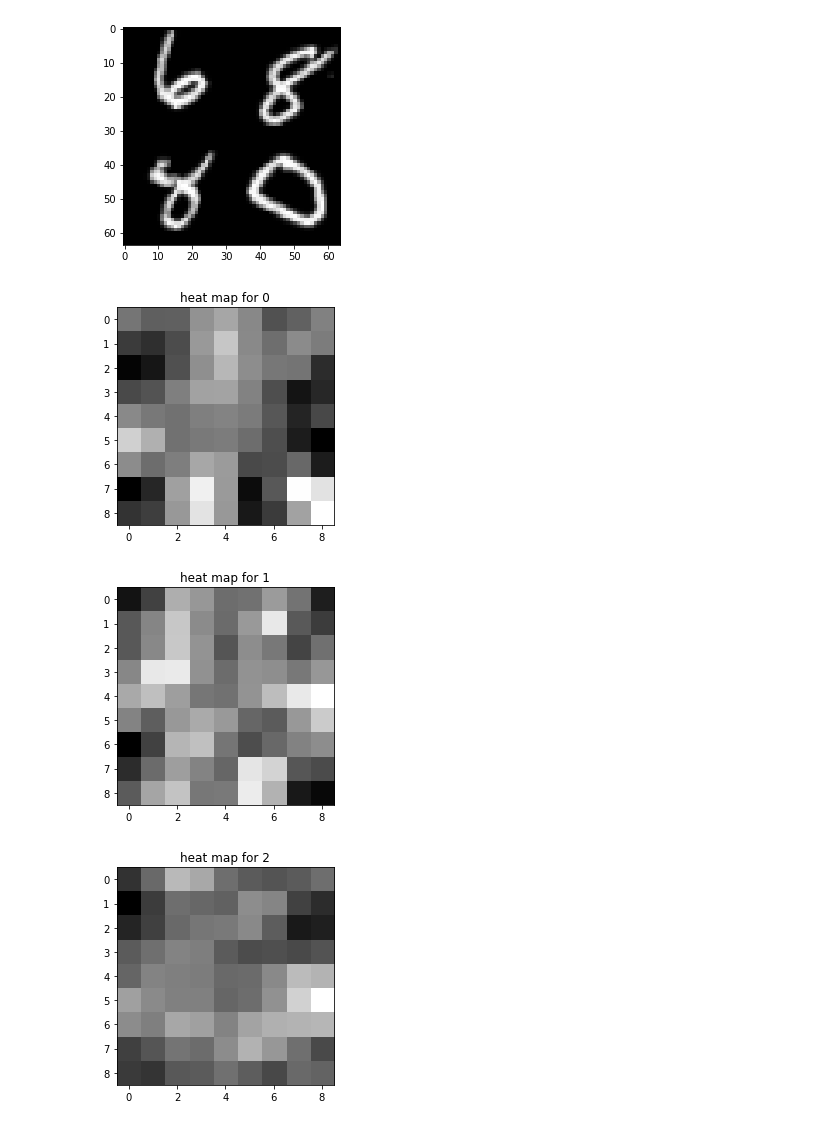
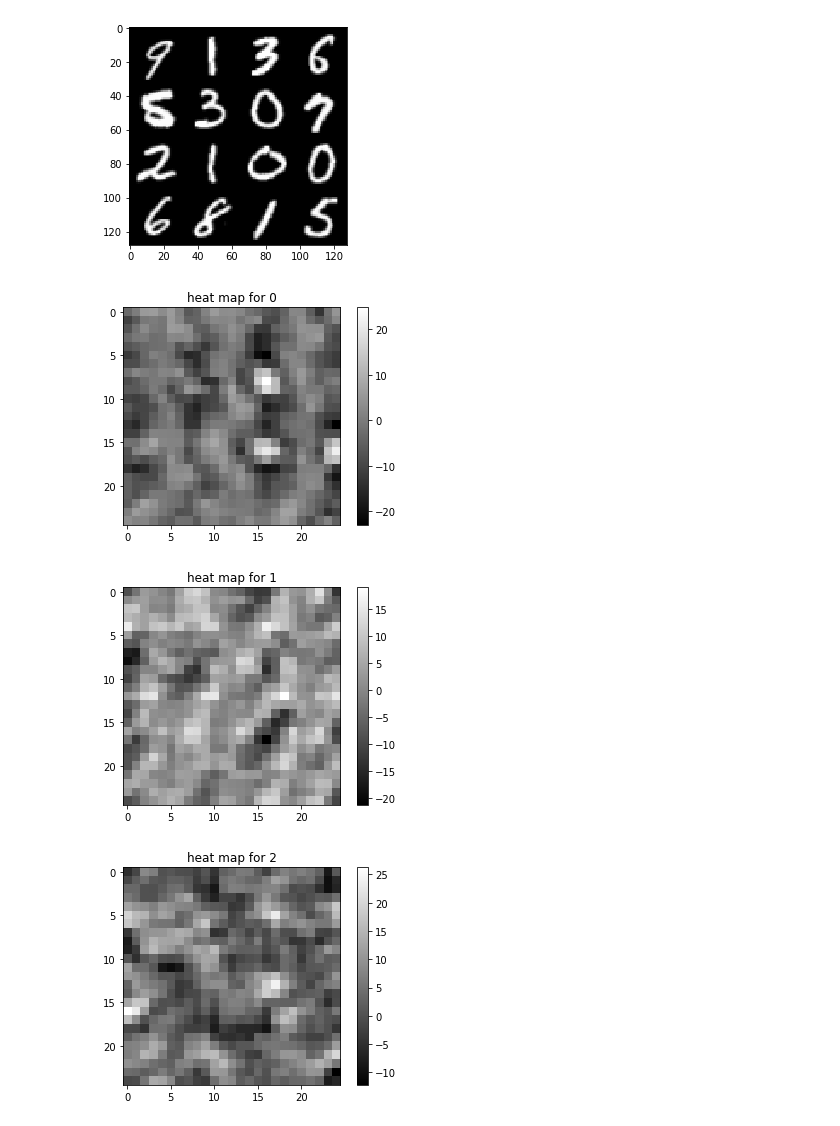
Before and after one commit to lood339/scratch-net, a Jupyter notebook: FCN.ipynb, the cells around one changed output. Drawn from its saved outputs; the diff is of its cells as text; code cells hidden in the pictures.

```diff
--- a/FCN.ipynb
+++ b/FCN.ipynb
@@ -206,33 +203,41 @@ Training OK!
 # %%
-#64 * 64 input
+"""
+Output the heat map of different input sizes.
+Size can be set below by H and W. Then it will combine the images in mnist to a larger image.
+"""
 
-combine_loader = torch.utils.data.DataLoader(test_dataset, batch_size=4,
-                                          shuffle=True, num_workers=2)
+H = 4
+W = 4
+combine_loader = torch.utils.data.DataLoader(test_dataset, batch_size=W*H,
+                                          shuffle=True, num_workers=1)
 
 for data in combine_loader:
     images, _ = data
     images = images.cuda()
+    for i in range(H):
+        tmp = images[i*W]
+        for j in range(1, W):
+            tmp = torch.cat((tmp, images[i*W+j]), 2)
 
-    combine = torch.cat((torch.cat((images[0], images[1]),1) , torch.cat((images[2], images[3]),1)),2)
-    combine = combine.view(1,1,64,64)
+        if i == 0:
+            result = tmp
+        else:
+            result = torch.cat((result, tmp),1)
 
     plt.figure(0)
-    plt.imshow(combine.squeeze(), cmap = "gray")
-
-
-    outputs = net(combine)
-
-
-    outputs = outputs.squeeze()
-
+    plt.imshow(result.squeeze(), cmap = "gray")
+    result = result.view(1,1, H*32,W*32)
+    outputs = net(result)
+    outputs = outputs.squeeze(0)
 
     for i in range(0,10):
         plt.figure(i+1)
         plt.title("heat map for %d" % i)
         plt.imshow(outputs[i].detach(), cmap="gray")
+        plt.colorbar()
     break
 # %% [output]
-[figure, old version]
+[figure, new version]
-[figure, old version]
+[figure, new version]
-[figure, old version]
+[figure, new version]
-[figure, old version]
+[figure, new version]
```
Also changed, not shown: parts of 10 cells of this notebook.
